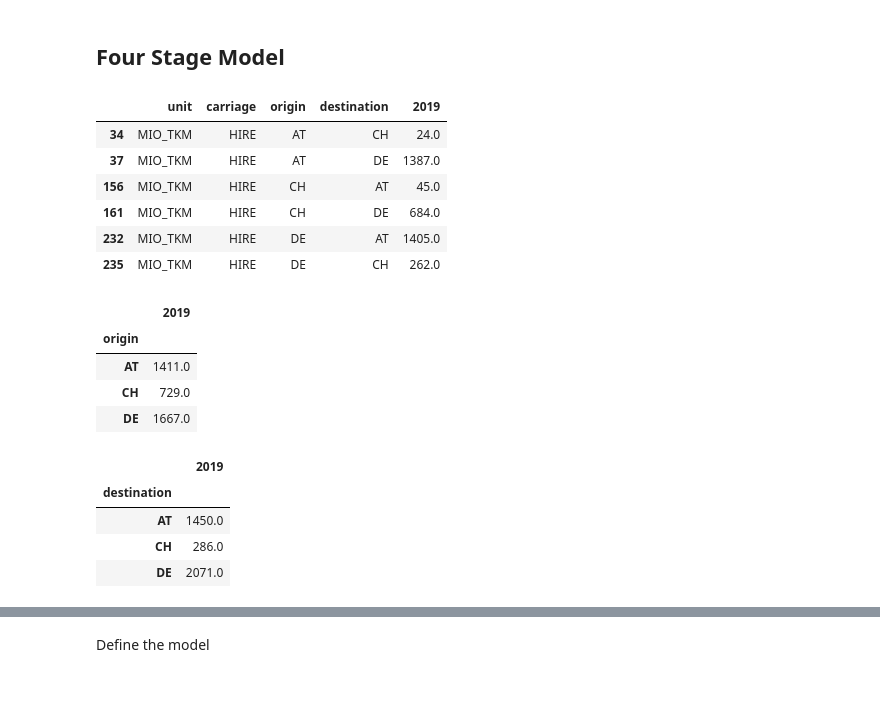
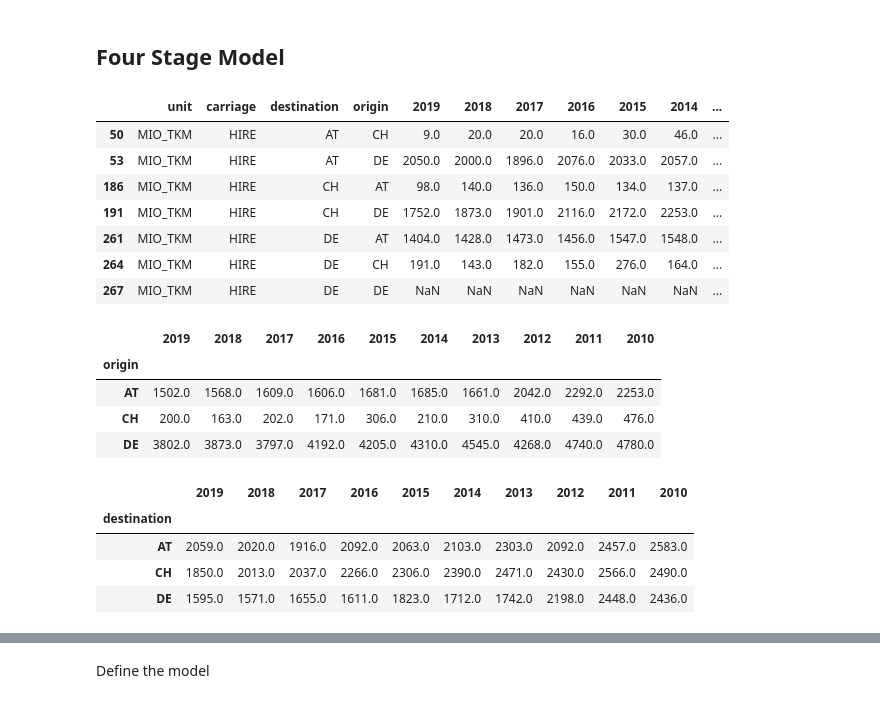
Before and after one commit to emptymalei/theflow-code, a Jupyter notebook: road_freight/european-road-freight.ipynb, the cells around one changed output, grey strips where cells are left out. Drawn from its saved outputs; the diff is of its cells as text; code cells hidden in the pictures.

```diff
--- a/road_freight/european-road-freight.ipynb
+++ b/road_freight/european-road-freight.ipynb
@@ -182,27 +180,15 @@ lunl_c_origin = [
     ) if len(i) == 2
 ]
 
-df_load_19 = df_load[['unit', 'carriage', 'destination', 'origin', '2019']]
-df_load_19_com = df_load_19.loc[
+df_load_selected = df_load[['unit', 'carriage', 'destination', 'origin', '2019', '2018', '2017', '2016', '2015', '2014', '2013', '2012', '2011', '2010']]
+df_load_selected_com = df_load_selected.loc[
     (
-        df_load_19.carriage == "HIRE"
+        df_load_selected.carriage == "HIRE"
     ) & (
-        df_load_19.destination.isin(lunl_c_origin)
+        df_load_selected.destination.isin(lunl_c_origin)
     ) & (
-        df_load_19.origin.isin(lunl_c_origin)
+        df_load_selected.origin.isin(lunl_c_origin)
     )
 ]
-df_load_19_com#.sample(10)
-
-df_load_18 = df_load[['unit', 'carriage', 'destination', 'origin', '2018']]
-df_load_18_com = df_load_18.loc[
-    (
-        df_load_18.carriage == "HIRE"
-    ) & (
-        df_load_18.destination.isin(lunl_c_origin)
-    ) & (
-        df_load_18.origin.isin(lunl_c_origin)
-    )
-]
-df_load_18_com#.sample(10)
+df_load_selected_com#.sample(10)
 # %% [output]
@@ -316,0 +293,7 @@ sns.heatmap(
+# %%
+lunl_minimal = ["AT", "CH", "DE"]
+df_lunl_minimal = {}
+for year in years:
+    df_lunl_minimal[year] = df_load_selected_com.pivot(index='origin', columns='destination', values=year).loc[lunl_minimal, lunl_minimal]
+
+df_lunl_minimal;
@@ -317,35 +554,38 @@ sns.heatmap(
 # %% [markdown]
 ## Four Stage Model
 # %%
-df_unload_19_com_minimal = df_unload_19_com.loc[
+df_load_selected_com_minimal = df_load_selected_com.loc[
     (
-        df_unload_19_com.origin.isin(lunl_minimal)
+        df_load_selected_com.origin.isin(lunl_minimal)
     ) & (
-        df_unload_19_com.destination.isin(lunl_minimal)
+        df_load_selected_com.destination.isin(lunl_minimal)
     )
 ]
-df_unload_19_com_minimal
+df_load_selected_com_minimal
 # %% [output]
-|  | unit | carriage | origin | destination | 2019 |
-| 34 | MIO_TKM | HIRE | AT | CH | 24.0 |
-| 37 | MIO_TKM | HIRE | AT | DE | 1387.0 |
-| 156 | MIO_TKM | HIRE | CH | AT | 45.0 |
-| 161 | MIO_TKM | HIRE | CH | DE | 684.0 |
-| 232 | MIO_TKM | HIRE | DE | AT | 1405.0 |
-| 235 | MIO_TKM | HIRE | DE | CH | 262.0 |
+|  | unit | carriage | destination | origin | 2019 | 2018 | 2017 | 2016 | 2015 | 2014 | ... |
+| 50 | MIO_TKM | HIRE | AT | CH | 9.0 | 20.0 | 20.0 | 16.0 | 30.0 | 46.0 | ... |
+| 53 | MIO_TKM | HIRE | AT | DE | 2050.0 | 2000.0 | 1896.0 | 2076.0 | 2033.0 | 2057.0 | ... |
+| 186 | MIO_TKM | HIRE | CH | AT | 98.0 | 140.0 | 136.0 | 150.0 | 134.0 | 137.0 | ... |
+| 191 | MIO_TKM | HIRE | CH | DE | 1752.0 | 1873.0 | 1901.0 | 2116.0 | 2172.0 | 2253.0 | ... |
+| 261 | MIO_TKM | HIRE | DE | AT | 1404.0 | 1428.0 | 1473.0 | 1456.0 | 1547.0 | 1548.0 | ... |
+| 264 | MIO_TKM | HIRE | DE | CH | 191.0 | 143.0 | 182.0 | 155.0 | 276.0 | 164.0 | ... |
+| 267 | MIO_TKM | HIRE | DE | DE | NaN | NaN | NaN | NaN | NaN | NaN | ... |
 # %%
-df_unload_19_com_minimal.groupby("origin").sum()
+df_load_selected_com_minimal_origin = df_load_selected_com_minimal.groupby("origin").sum()
+df_load_selected_com_minimal_origin
 # %% [output]
-|  | 2019 |
-| origin |  |
-| AT | 1411.0 |
-| CH | 729.0 |
-| DE | 1667.0 |
+|  | 2019 | 2018 | 2017 | 2016 | 2015 | 2014 | 2013 | 2012 | 2011 | 2010 |
+| origin |  |  |  |  |  |  |  |  |  |  |
+| AT | 1502.0 | 1568.0 | 1609.0 | 1606.0 | 1681.0 | 1685.0 | 1661.0 | 2042.0 | 2292.0 | 2253.0 |
+| CH | 200.0 | 163.0 | 202.0 | 171.0 | 306.0 | 210.0 | 310.0 | 410.0 | 439.0 | 476.0 |
+| DE | 3802.0 | 3873.0 | 3797.0 | 4192.0 | 4205.0 | 4310.0 | 4545.0 | 4268.0 | 4740.0 | 4780.0 |
 # %%
-df_unload_19_com_minimal.groupby("destination").sum()
+df_load_selected_com_minimal_dest = df_load_selected_com_minimal.groupby("destination").sum()
+df_load_selected_com_minimal_dest
 # %% [output]
-|  | 2019 |
-| destination |  |
-| AT | 1450.0 |
-| CH | 286.0 |
-| DE | 2071.0 |
+|  | 2019 | 2018 | 2017 | 2016 | 2015 | 2014 | 2013 | 2012 | 2011 | 2010 |
+| destination |  |  |  |  |  |  |  |  |  |  |
+| AT | 2059.0 | 2020.0 | 1916.0 | 2092.0 | 2063.0 | 2103.0 | 2303.0 | 2092.0 | 2457.0 | 2583.0 |
+| CH | 1850.0 | 2013.0 | 2037.0 | 2266.0 | 2306.0 | 2390.0 | 2471.0 | 2430.0 | 2566.0 | 2490.0 |
+| DE | 1595.0 | 1571.0 | 1655.0 | 1611.0 | 1823.0 | 1712.0 | 1742.0 | 2198.0 | 2448.0 | 2436.0 |
```
Also changed, not shown: parts of 71 cells of this notebook, 3 other files.
